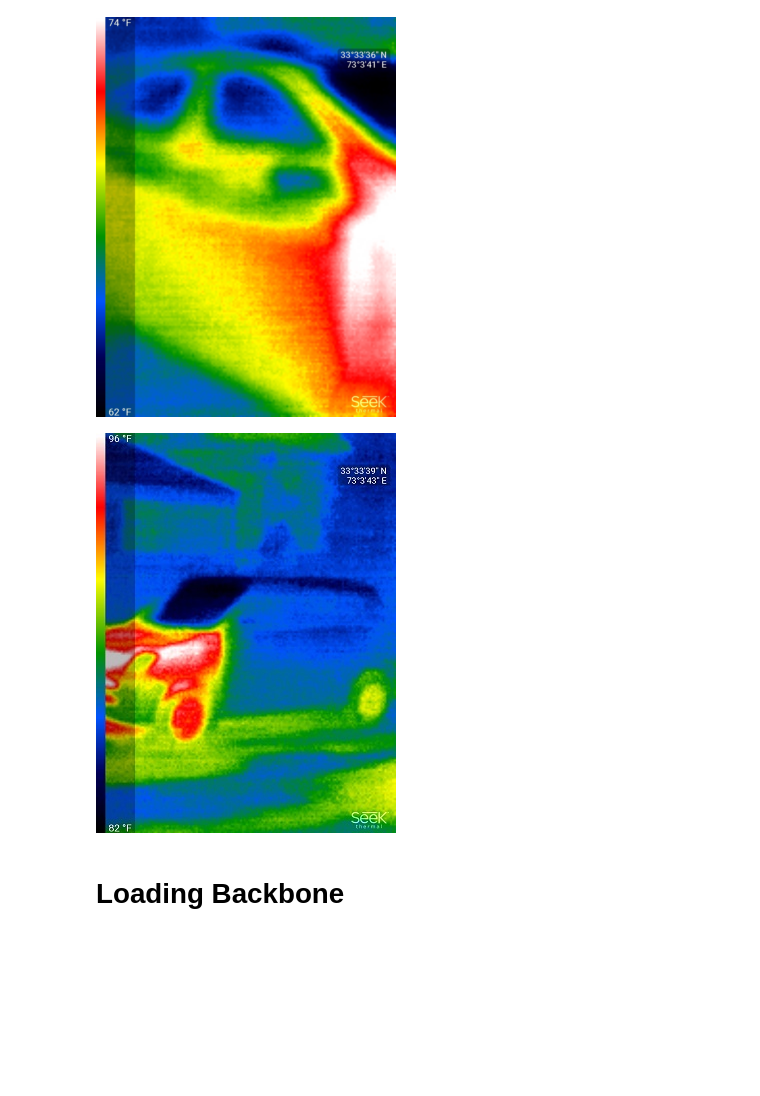
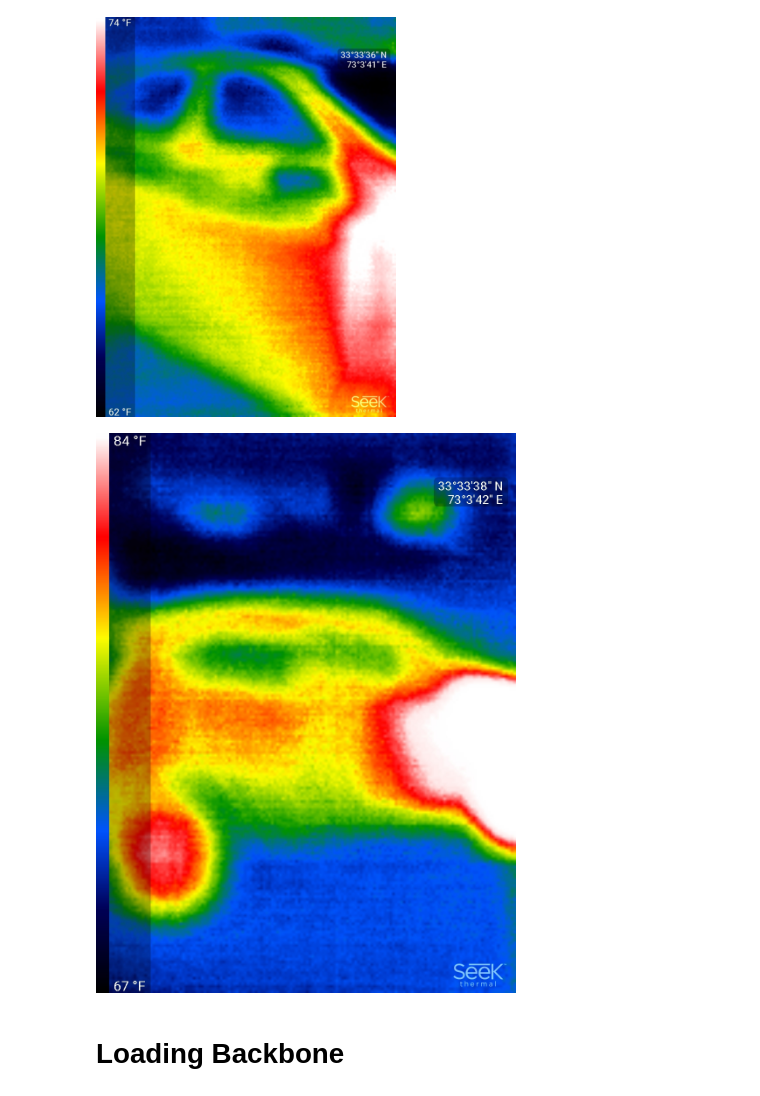
Before and after one commit to allan-jt/IJEPA-Thermal-Benchmark, a Jupyter notebook: notebook.ipynb, the cells around one changed output. Drawn from its saved outputs; the diff is of its cells as text; code cells hidden in the pictures; blank space fills up the shorter version.

```diff
--- a/notebook.ipynb
+++ b/notebook.ipynb
@@ -171,14 +171,15 @@ tensor(0)
 [figure]
 # %%
 # Specify the image path
-image_path = '/content/1/Thermal Image Dataset/SeekThermal/Test/car/003.jpg'
+image_path = '/content/1/Thermal Image Dataset/SeekThermal/Train/Cat/img_thermal_1583665490850.jpg'
 
 # Open the image using PIL
 image = Image.open(image_path)
+image = ImageOps.exif_transpose(image)
 # Show the image
 display(image)
 # %% [output]
-[figure, old version]
+[figure, new version]
 # %% [markdown]
 # Loading Backbone
 # %%
```
